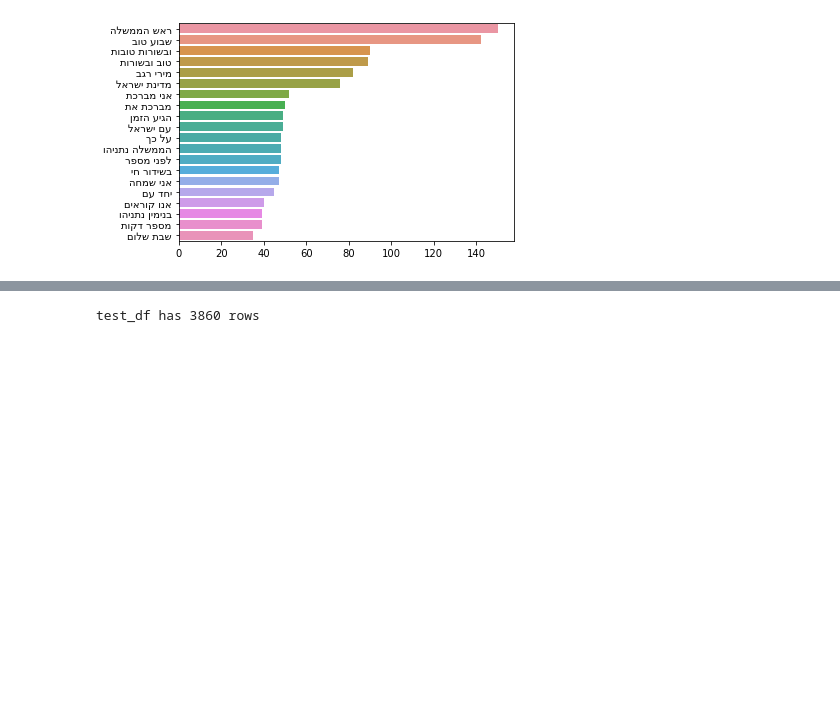
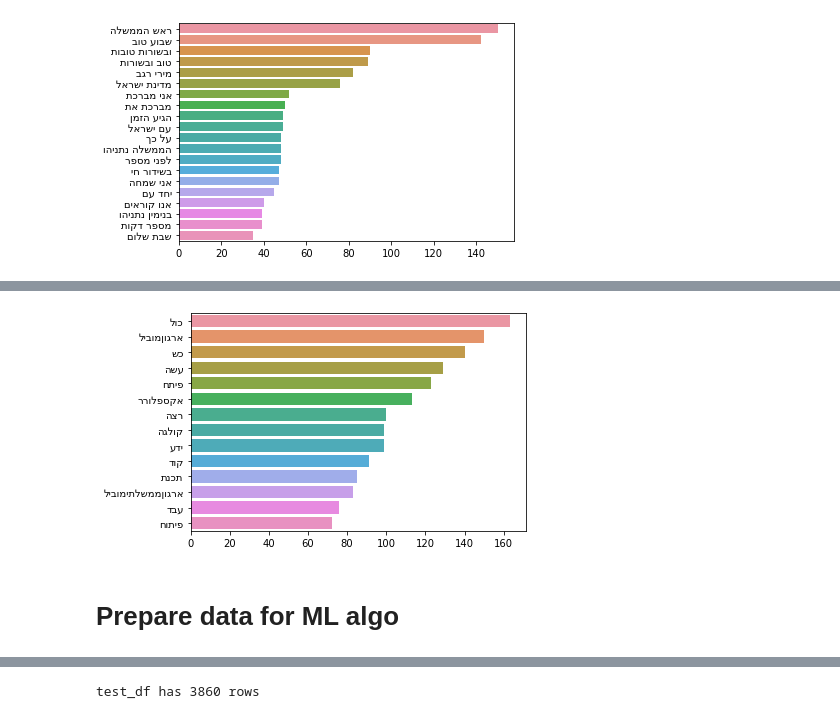
Before and after one commit to yanirelfasy/hnlp, a Jupyter notebook: hnlp_twitter_test/twitter_test.ipynb, the cells around one changed output, grey strips where cells are left out. Cells and saved outputs as stored; diff of their text form; code cells hidden in the pictures; blank space fills up the shorter version.

```diff
--- a/hnlp_twitter_test/twitter_test.ipynb
+++ b/hnlp_twitter_test/twitter_test.ipynb
@@ -265,3 +318,9 @@ plot_top_ngrams_barchart(all_data[all_data["label"]==user_ids[7]]["text"], 2)
+# %%
+plot_top_non_stopwords_barchart(all_data_yap_tmp_with_label[all_data_yap_tmp_with_label["label"]==user_ids[1]]["text"], stop)
+# %% [output]
+[figure, added]
+# %% [markdown]
+# Prepare data for ML algo
 # %%
 shuffled_data = all_data.sample(frac=1).reset_index(drop=True)
 # %%
```
Also changed, not shown: parts of 89 cells of this notebook.
